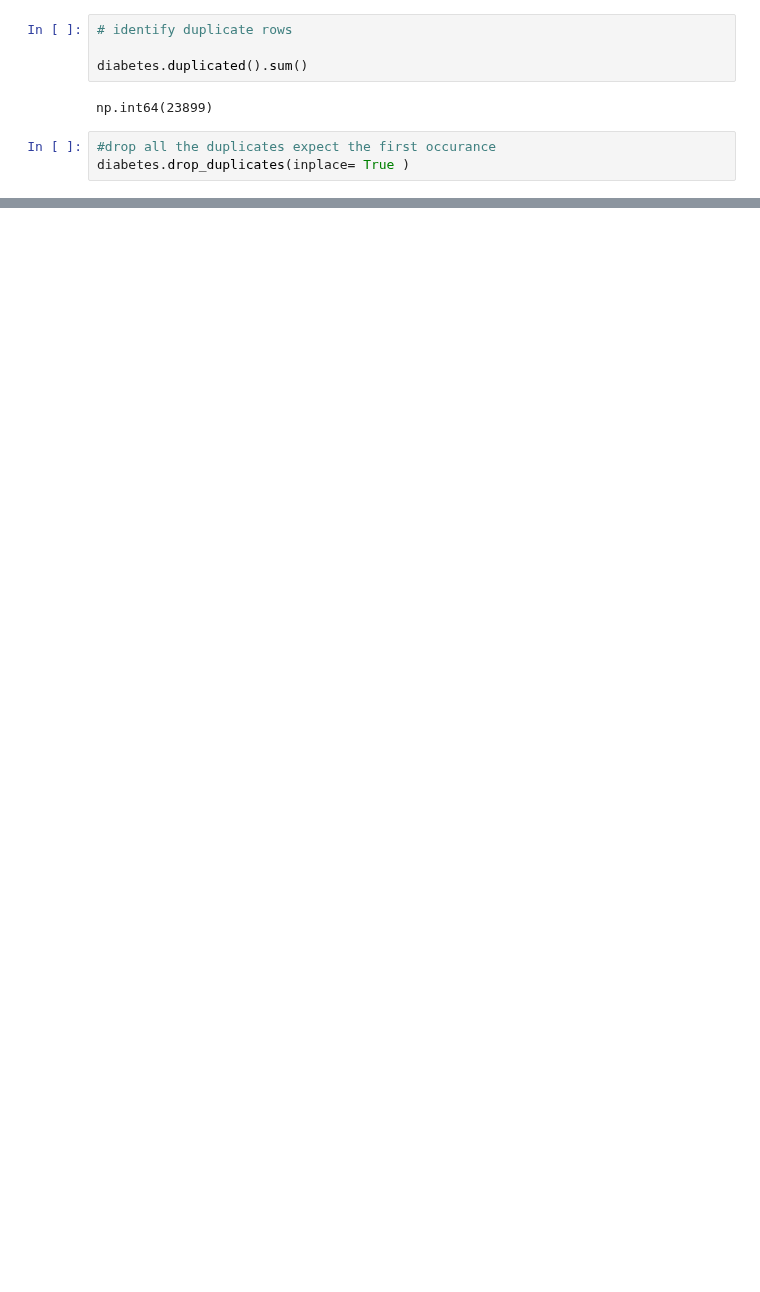
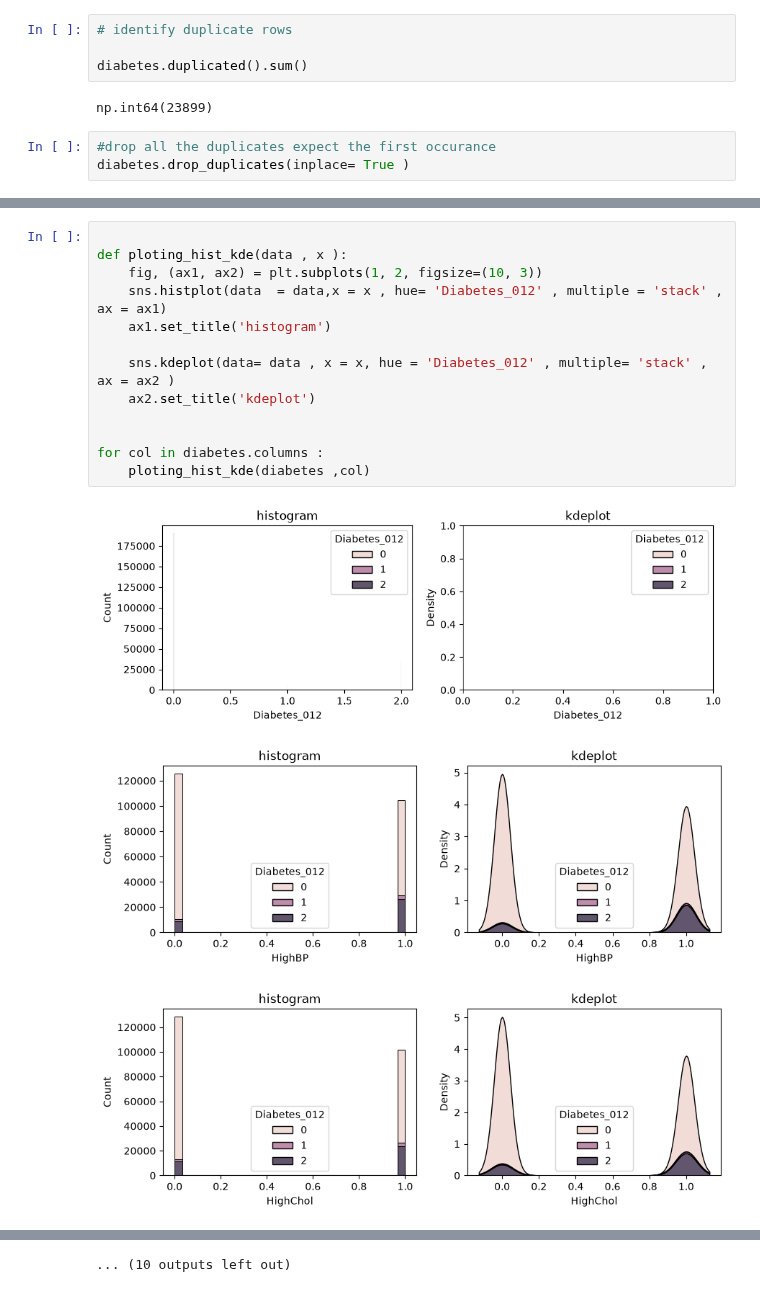
Before and after one commit to Aspire777/diabetes_risk_prediction, a Jupyter notebook: notebooks/q1.ipynb, the cells around one changed output, grey strips where cells are left out. Drawn from its saved outputs; the diff is of its cells as text; blank space fills up the shorter version.

Commit message:
updating the plots

```diff
--- a/notebooks/q1.ipynb
+++ b/notebooks/q1.ipynb
@@ -106,0 +107,17 @@ diabetes       35097    15.27
+# %%
+
+def ploting_hist_kde(data , x ):
+    fig, (ax1, ax2) = plt.subplots(1, 2, figsize=(10, 3))
+    sns.histplot(data  = data,x = x , hue= 'Diabetes_012' , multiple = 'stack' , ax = ax1)
+    ax1.set_title('histogram')
+
+    sns.kdeplot(data= data , x = x, hue = 'Diabetes_012' , multiple= 'stack' , ax = ax2 )
+    ax2.set_title('kdeplot')
+
+
+for col in diabetes.columns :
+    ploting_hist_kde(diabetes ,col)
+# %% [output]
+[figure, added]
+[figure, added]
+[figure, added]
@@ -106,0 +133 @@ diabetes       35097    15.27
+... (10 outputs left out)
```
Also changed, not shown: parts of 4 cells of this notebook.
